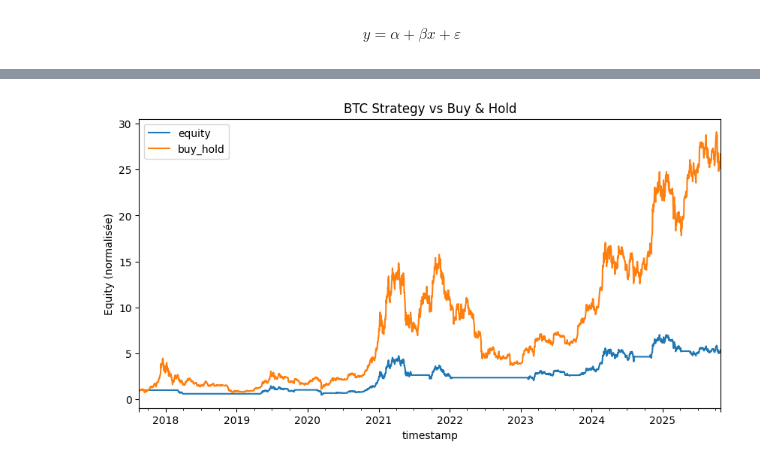
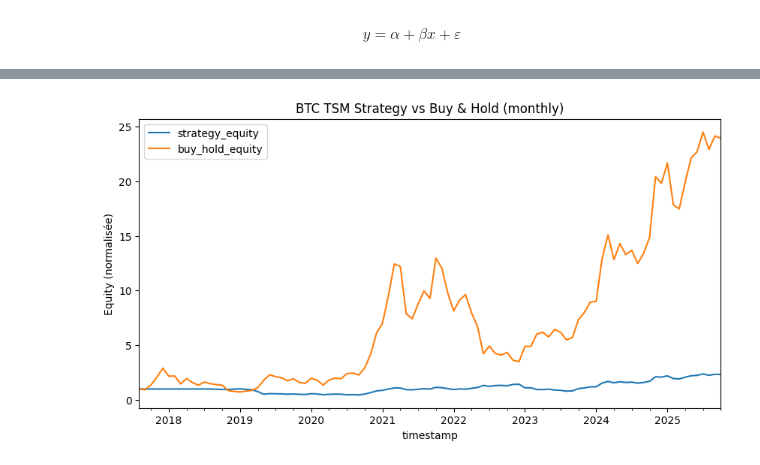
Before and after one commit to 333Rosky/CryptoLLM_Experiment, a Jupyter notebook: strategy/btc_strategy_TSM.ipynb, the cells around one changed output, grey strips where cells are left out. Drawn from its saved outputs; the diff is of its cells as text; code cells hidden in the pictures.

```diff
--- a/strategy/btc_strategy_TSM.ipynb
+++ b/strategy/btc_strategy_TSM.ipynb
@@ -286,36 +284,2 @@ $$ \frac{r_t}{\sigma_{t-1}} = \alpha + \beta \frac{r_{t-h}}{\sigma_{t-h-1}} + \v
 # %% [markdown]
 $$ y = \alpha + \beta x + \varepsilon $$
-# %%
-def compute_tsm_signals(
-    prices: pd.Series,
-    horizons: list[int] = [12, 24, 48],
-    halflife: float = 0.5,
-    vol_window: int = 24
-) -> pd.DataFrame:
-    close = prices.copy()
-    returns = close.pct_change()
-    vol = returns.rolling(vol_window).std()
-
-    signals = pd.DataFrame(index=close.index)
-    signals["close"] = close
-
-    for h in horizons:
-        ret_h = close / close.shift(h) - 1.0
-        signals[f"return_h{h}"] = ret_h
-        signal_norm = ret_h / (vol + 1e-9)
-        signals[f"signal_h{h}"] = signal_norm
-
-    combined = pd.Series(0.0, index=close.index)
-    for i, h in enumerate(horizons):
-        weight = halflife ** i
-        combined += weight * signals[f"signal_h{h}"].fillna(0.0)
-
-    signals["combined_signal"] = combined
-    signals["volatility"] = vol
-    signals["position"] = np.sign(combined).fillna(0).astype(int)
-
-    return signals
-
-signals_tsm = compute_tsm_signals(df_btc["close"])
-print(f"Signaux calculés: {len(signals_tsm)}")
-print(signals_tsm[["close", "combined_signal", "position"]].tail(20))
@@ -396,6 +564,9 @@ bt.tail()
 # %%
-ax = bt[["equity","buy_hold"]].plot(figsize=(10,5), title="BTC Strategy vs Buy & Hold")
+ax = signals_tsm[["strategy_equity", "buy_hold_equity"]].plot(
+    figsize=(10, 5),
+    title="BTC TSM Strategy vs Buy & Hold (monthly)"
+)
 ax.set_ylabel("Equity (normalisée)")
 plt.show()
 # %% [output]
-[figure, old version]
+[figure, new version]
```
Also changed, not shown: parts of 19 cells of this notebook.
